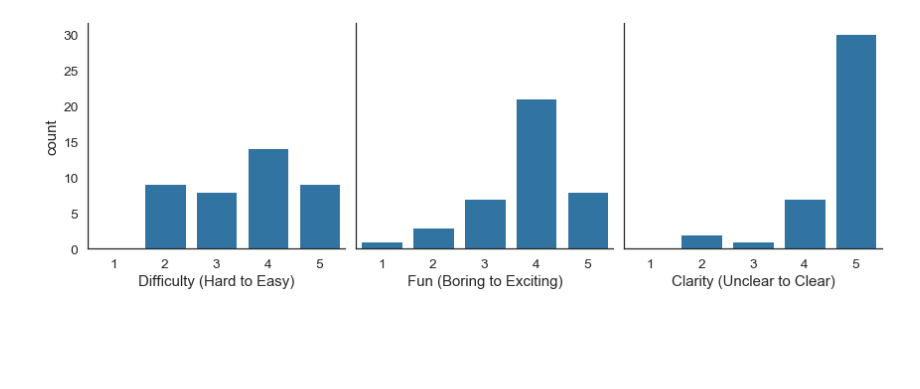
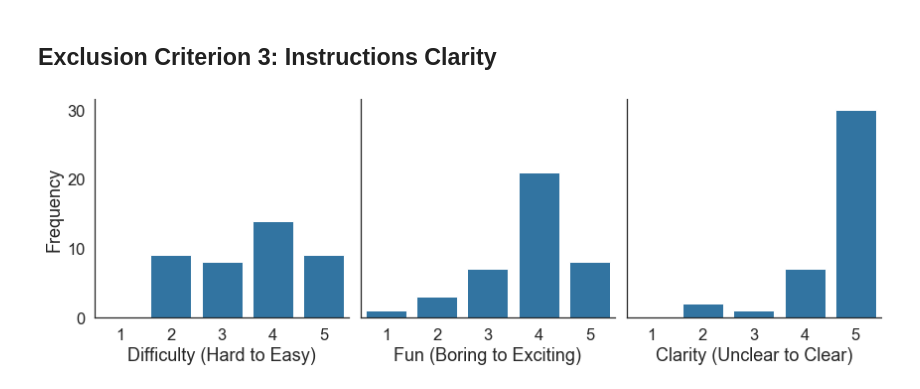
Before and after one commit to nivlab/RobotFactory, a Jupyter notebook: notebooks/03_Pilot/01_Exclude.ipynb, the cells around one changed output. Saved outputs shown, nothing was run; the diff lists cells and outputs as text; code cells hidden in the pictures; blank space fills up the shorter version.

Commit message:
updated plots of pilot behavior

```diff
--- a/notebooks/03_Pilot/01_Exclude.ipynb
+++ b/notebooks/03_Pilot/01_Exclude.ipynb
@@ -171,0 +60,23 @@ metadata = read_csv('data/metadata.csv')
+# %%
+#~~~~~~~~~~~~~~~~~~~~~~~~~~~~~~~~~~~~~~~~~~#
+### Load and prepare data.
+#~~~~~~~~~~~~~~~~~~~~~~~~~~~~~~~~~~~~~~~~~~#
+
+## Load metadata.
+metadata = read_csv(os.path.join('data','metadata.csv'))
+
+## Merge with rejection DataFrame. Reject.
+reject = reject.merge(metadata[['Subject','Comp-Errors']])
+reject['Comp-Errors'] = reject['Comp-Errors'] >= 5
+
+#~~~~~~~~~~~~~~~~~~~~~~~~~~~~~~~~~~~~~~~~~~#
+### Plotting.
+#~~~~~~~~~~~~~~~~~~~~~~~~~~~~~~~~~~~~~~~~~~#
+
+## Initialize canvas.
+fig, ax = plt.subplots(1,1,figsize=(6,4))
+
+## Plot comprehension errors.
+ax = sns.countplot('Comp-Errors', data=metadata, order=np.arange(6), color='#1f77b4', ax=ax)
+ax.set(xlabel='Comprehension Errors', ylabel='Frequency')
+sns.despine()
@@ -172,16 +85,37 @@ metadata = read_csv('data/metadata.csv')
+# %% [markdown]
+## Exclusion Criterion 3: Instructions Clarity
 # %%
+#~~~~~~~~~~~~~~~~~~~~~~~~~~~~~~~~~~~~~~~~~~#
+### Load and prepare data.
+#~~~~~~~~~~~~~~~~~~~~~~~~~~~~~~~~~~~~~~~~~~#
+
+## Load metadata.
+metadata = read_csv(os.path.join('data','metadata.csv'))
+
+## Merge with rejection DataFrame. Reject.
+reject = reject.merge(metadata[['Subject','clarity']])
+reject['clarity'] = reject['clarity'] == 1
+
+#~~~~~~~~~~~~~~~~~~~~~~~~~~~~~~~~~~~~~~~~~~#
+### Plotting.
+#~~~~~~~~~~~~~~~~~~~~~~~~~~~~~~~~~~~~~~~~~~#
+
+## Initialize canvas.
 fig, axes = plt.subplots(1,3,figsize=(12,4),sharex=True,sharey=True)
 
+## Plot task difficulty.
 sns.countplot('difficulty', data=metadata, order=[1,2,3,4,5], color='#1f77b4', ax=axes[0])
-axes[0].set(xlabel='Difficulty (Hard to Easy)')
+axes[0].set(xlabel='Difficulty (Hard to Easy)', ylabel='Frequency')
 
+## Plot task engagement.
 sns.countplot('fun', data=metadata, order=[1,2,3,4,5], color='#1f77b4', ax=axes[1])
 axes[1].set(xlabel='Fun (Boring to Exciting)', ylabel='')
 
+## Plot instructions clarity.
 sns.countplot('clarity', data=metadata, order=[1,2,3,4,5], color='#1f77b4', ax=axes[2])
 axes[2].set(xlabel='Clarity (Unclear to Clear)', ylabel='')
 
 sns.despine()
 plt.tight_layout()
 # %% [output]
-[figure, old version]
+[figure, new version]
```
Also changed, not shown: parts of 25 cells of this notebook, 2 other files.
